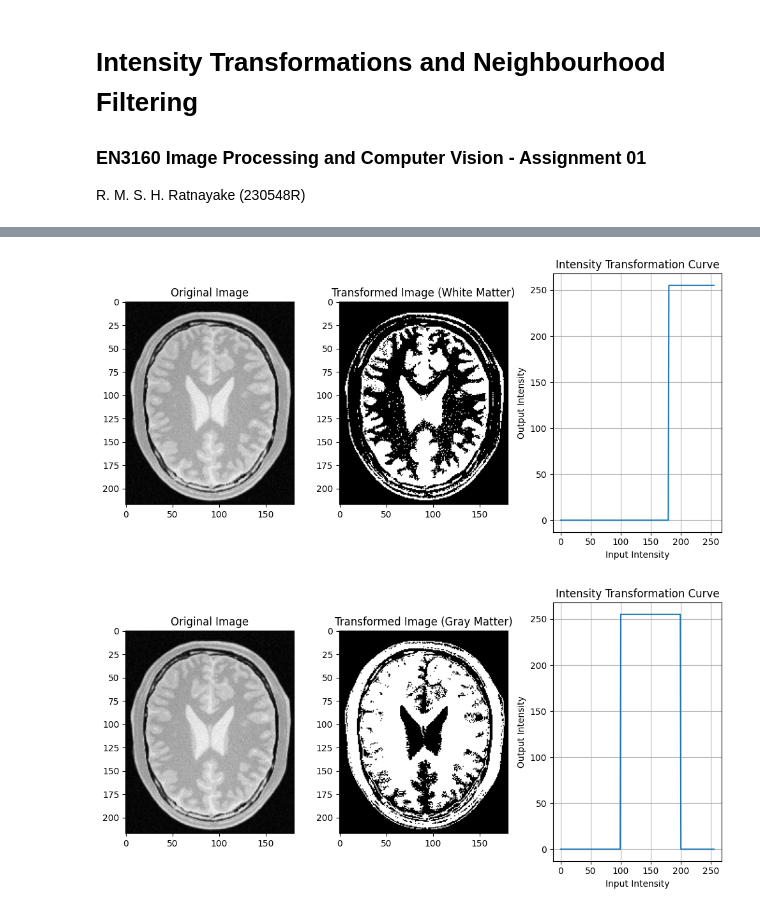
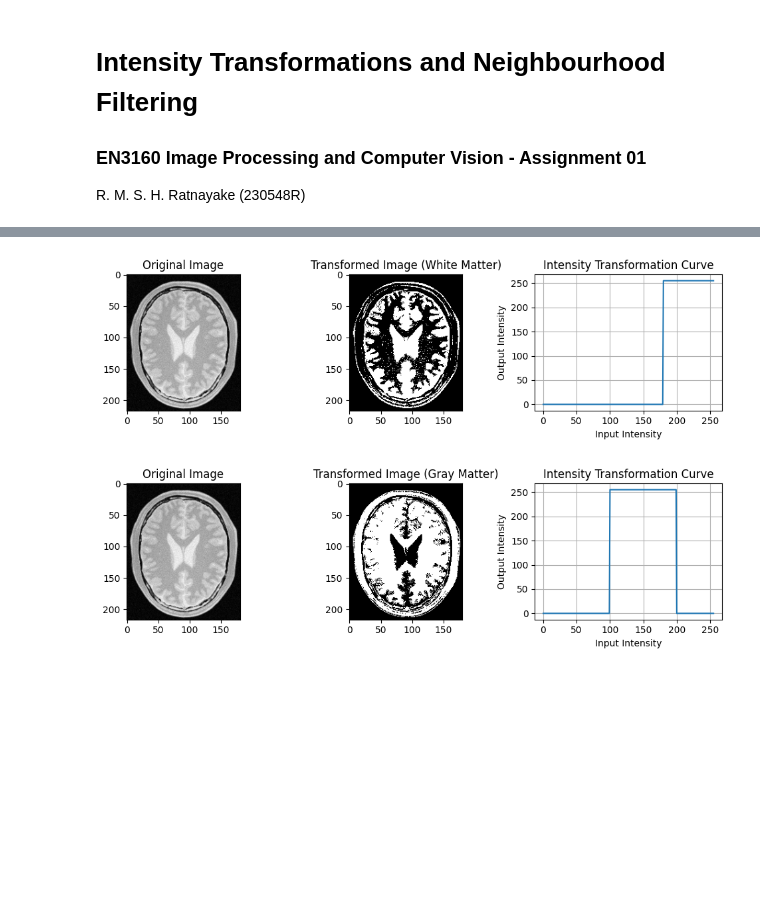
Before and after one commit to SenudaHR/EN3160-Image-Processing-Machine-Vision, a Jupyter notebook: Assignment 1/EN3160_230548R.ipynb, the cells around one changed output, grey strips where cells are left out. Cells and saved outputs as stored; diff of their text form; code cells hidden in the pictures; blank space fills up the shorter version.

```diff
--- a/Assignment 1/EN3160_230548R.ipynb
+++ b/Assignment 1/EN3160_230548R.ipynb
@@ -42,31 +34,28 @@ plt.show()
 # %%
 # Question 2
 
 f = cv.imread("brain_proton_density_slice.png", cv.IMREAD_GRAYSCALE)
-
 #part a).
 t1= np.linspace(0, 0, 180, endpoint=False).astype("uint8")
 t2= np.linspace(255, 255, 76).astype("uint8")
 tr1= np.concatenate((t1, t2)).reshape(256, 1)
 
 img_wm = cv.LUT(f, tr1)
-fig, ax = plt.subplots(1, 3, figsize=(10, 5))
+fig, ax = plt.subplots(1, 3, figsize=(10, 3))
 ax[0].imshow(f, cmap='gray', vmin=0, vmax=255)
 ax[0].set_title("Original Image")
-
 ax[1].imshow(img_wm, cmap='gray', vmin=0, vmax=255)
 ax[1].set_title("Transformed Image (White Matter)")
-
 ax[2].plot(tr1)
 ax[2].set_title("Intensity Transformation Curve")
 ax[2].set_xlabel("Input Intensity")
 ax[2].set_ylabel("Output Intensity")
 ax[2].grid(True)
 
 plt.tight_layout()
 plt.show()
 # %% [output]
-[figure, old version]
+[figure, new version]
 # %%
 # Question 2
 #part b).
@@ -76,23 +65,17 @@ gm_high  = np.linspace(0, 0, 56).astype("uint8")
 tr_gm    = np.concatenate((gm_low, gm_boost, gm_high)).reshape(256, 1)
 
 img_gm = cv.LUT(f, tr_gm)
-fig, ax = plt.subplots(1, 3, figsize=(10, 5))
-ax[0].imshow(f, cmap='gray', vmin=0, vmax=255)
-ax[0].set_title("Original Image")
+fig, ax = plt.subplots(1, 3, figsize=(10, 3))
+ax[0].imshow(f, cmap='gray', vmin=0, vmax=255); ax[0].set_title("Original Image")
 
-ax[1].imshow(img_gm, cmap='gray', vmin=0, vmax=255)
-ax[1].set_title("Transformed Image (Gray Matter)")
-
+ax[1].imshow(img_gm, cmap='gray', vmin=0, vmax=255);ax[1].set_title("Transformed Image (Gray Matter)")
 ax[2].plot(tr_gm)
-ax[2].set_title("Intensity Transformation Curve")
-ax[2].set_xlabel("Input Intensity")
-ax[2].set_ylabel("Output Intensity")
-ax[2].grid(True)
+ax[2].set_title("Intensity Transformation Curve");ax[2].set_xlabel("Input Intensity");ax[2].set_ylabel("Output Intensity");ax[2].grid(True)
 
 plt.tight_layout()
 plt.show()
 # %% [output]
-[figure, old version]
+[figure, new version]
 # %%
 # Question 3
 fig = cv.imread("highlights_and_shadows.jpg")
```
Also changed, not shown: parts of 8 cells of this notebook.
